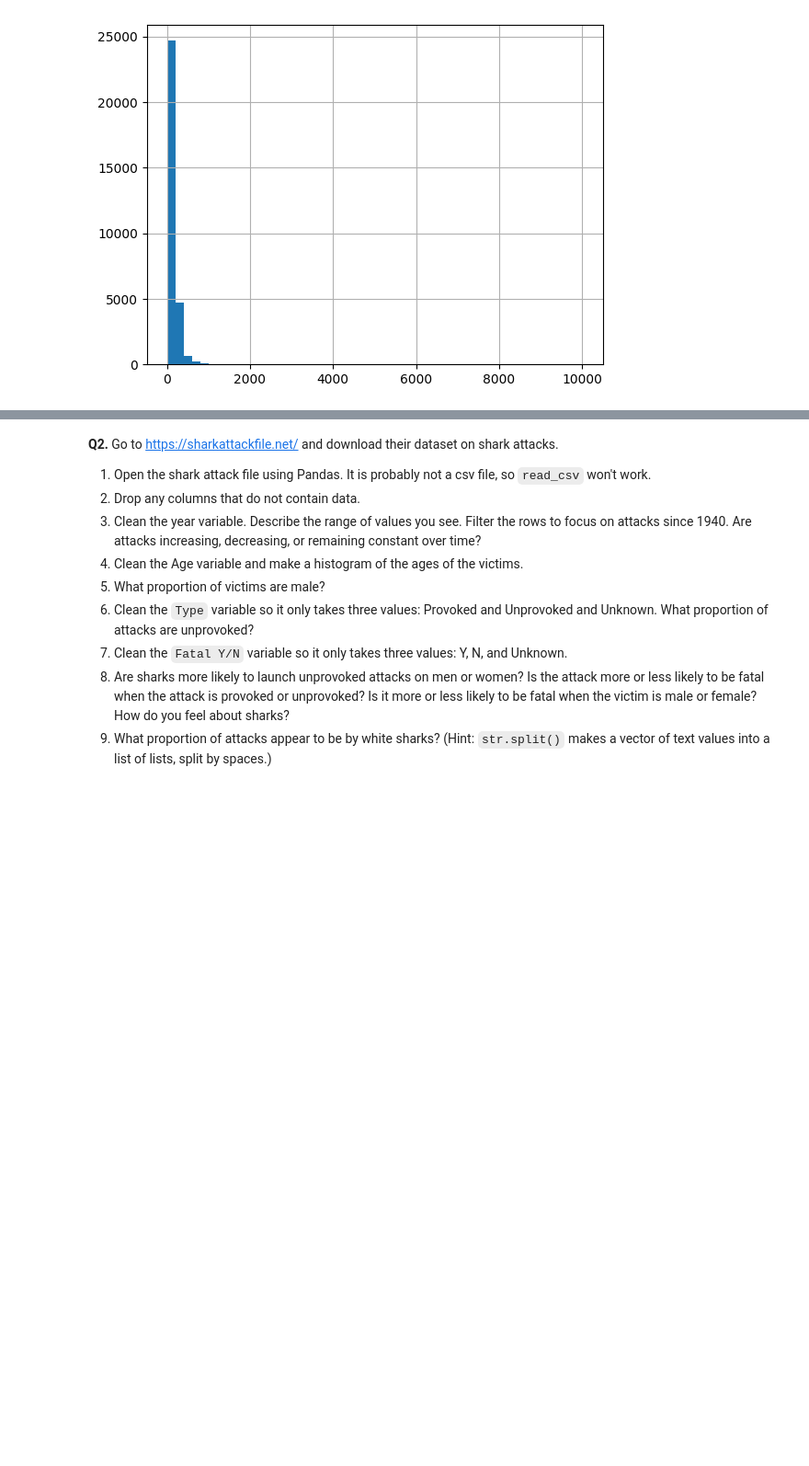
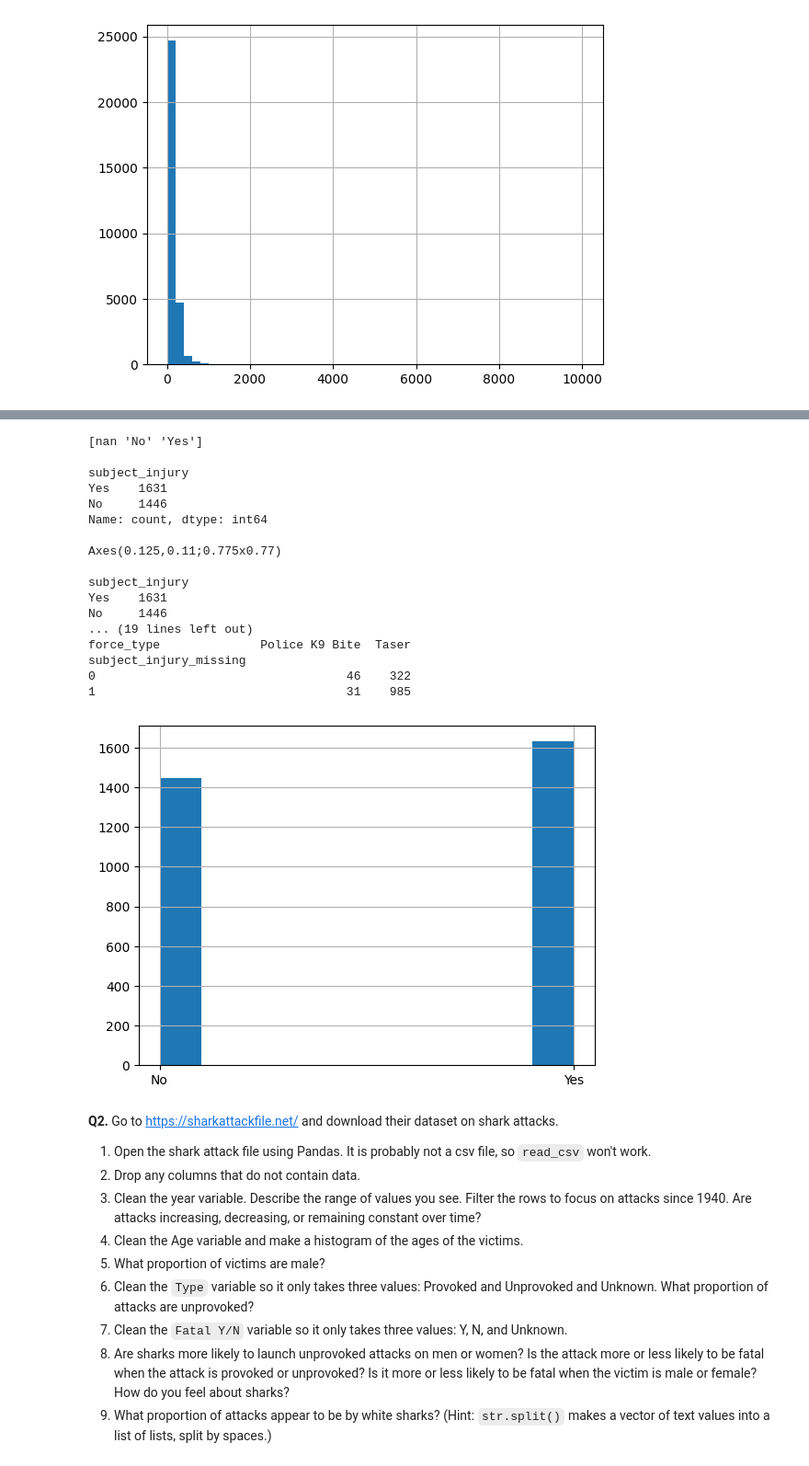
Before and after one commit to elyse-undan/wrangling, a Jupyter notebook: assignment/assignment.ipynb, the cells around one changed output, grey strips where cells are left out. Shown at 92% size. Saved outputs shown, nothing was run; the diff lists cells and outputs as text; code cells hidden in the pictures; blank space fills up the shorter version.

```diff
--- a/assignment/assignment.ipynb
+++ b/assignment/assignment.ipynb
@@ -60,3 +67,46 @@ Total Missings:
+# %%
+import numpy as np
+import pandas as pd
+
+df = pd.read_csv('./data/mn_police_use_of_force.csv',low_memory=False)
+
+var = 'subject_injury'
+
+print(df[var].unique(),'\n')
+print(df[var].value_counts(), '\n')
+print(df[var].hist(), '\n')
+
+df[var] = df[var].replace(' ',np.nan)
+df['subject_injury_missing'] = df['subject_injury'].isna().astype(int)
+print(df[var].value_counts(), '\n')
+
+missing_prop = df[var].isna().mean()
+print(f"Proportion of missing values in {var}: {missing_prop:.2f}", '\n')
+
+#cross tabulating data
+
+print(pd.crosstab(df['subject_injury_missing'], df['force_type']))
+
+df.to_csv('./data/mn_police_use_of_force_cleaned.csv')
+# %% [output]
+[nan 'No' 'Yes']
+
+subject_injury
+Yes    1631
+No     1446
+Name: count, dtype: int64
+
+Axes(0.125,0.11;0.775x0.77)
+
+subject_injury
+Yes    1631
+No     1446
+... (19 lines left out)
+force_type              Police K9 Bite  Taser
+subject_injury_missing
+0                                   46    322
+1                                   31    985
+[figure, added]
 # %% [markdown]
 **Q2.** Go to https://sharkattackfile.net/ and download their dataset on shark attacks.
 
```
Also changed, not shown: parts of 2 cells of this notebook, 3 other files.
